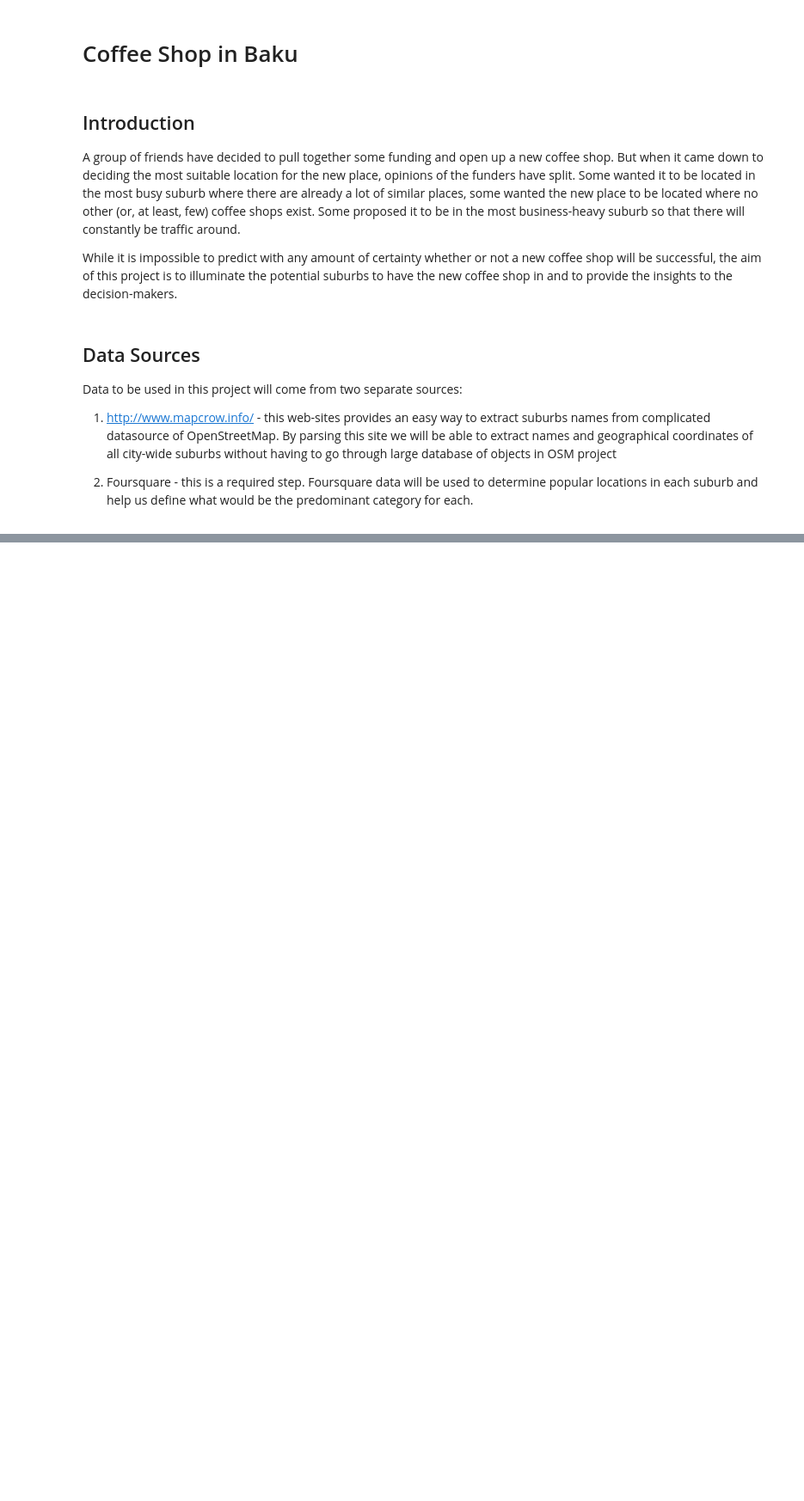
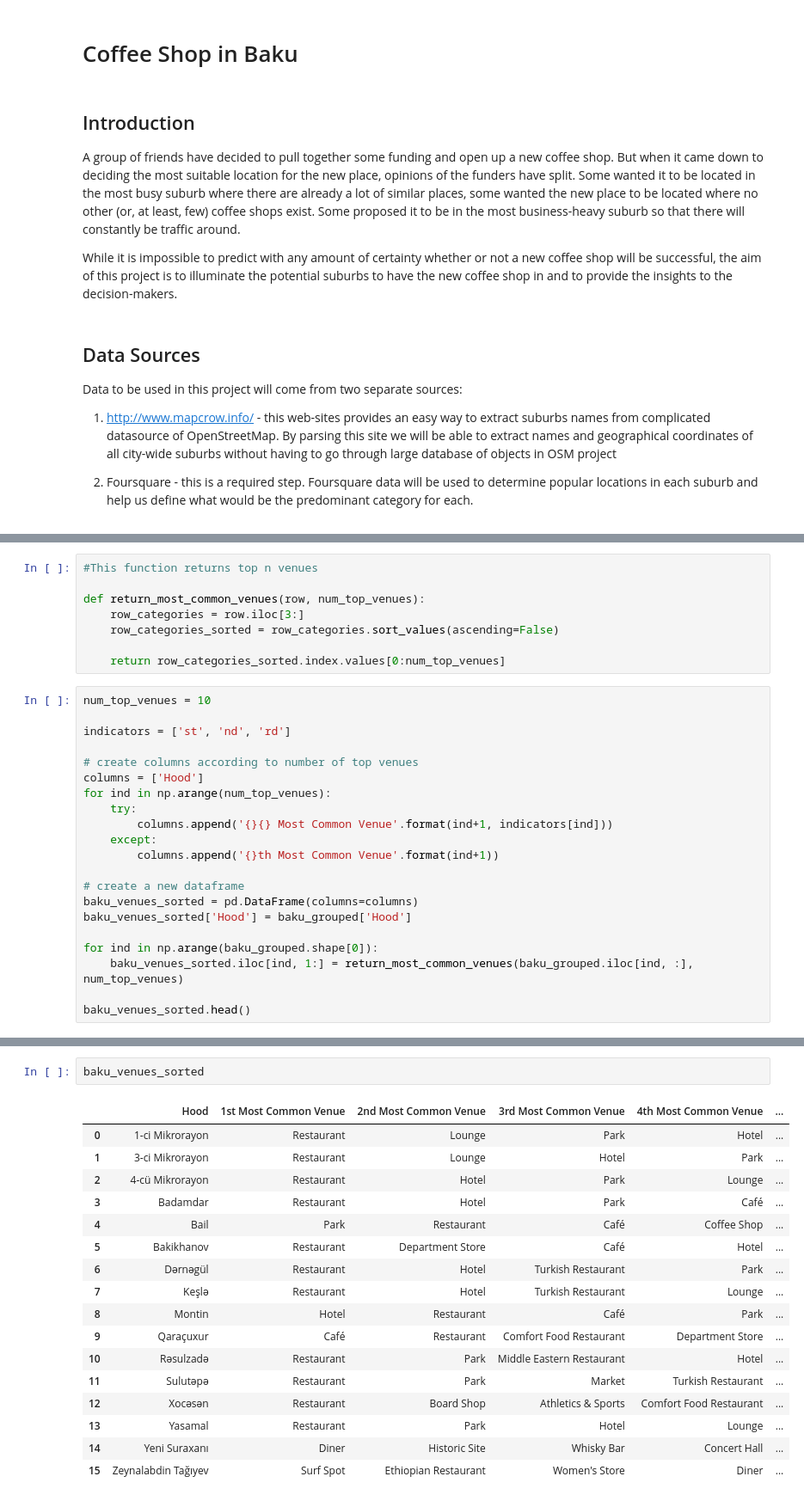
Before and after one commit to zlobendog/Coursera_Capstone, a Jupyter notebook: Battle of Neighborhoods.ipynb, the cells around one changed output, grey strips where cells are left out. Shown at 86% size. Cells and saved outputs as stored; diff of their text form; blank space fills up the shorter version.

```diff
--- a/Battle of Neighborhoods.ipynb
+++ b/Battle of Neighborhoods.ipynb
@@ -20,0 +312,29 @@ import folium
+# %%
+#This function returns top n venues
+
+def return_most_common_venues(row, num_top_venues):
+    row_categories = row.iloc[3:]
+    row_categories_sorted = row_categories.sort_values(ascending=False)
+
+    return row_categories_sorted.index.values[0:num_top_venues]
+# %%
+num_top_venues = 10
+
+indicators = ['st', 'nd', 'rd']
+
+# create columns according to number of top venues
+columns = ['Hood']
+for ind in np.arange(num_top_venues):
+    try:
+        columns.append('{}{} Most Common Venue'.format(ind+1, indicators[ind]))
+    except:
+        columns.append('{}th Most Common Venue'.format(ind+1))
+
+# create a new dataframe
+baku_venues_sorted = pd.DataFrame(columns=columns)
+baku_venues_sorted['Hood'] = baku_grouped['Hood']
+
+for ind in np.arange(baku_grouped.shape[0]):
+    baku_venues_sorted.iloc[ind, 1:] = return_most_common_venues(baku_grouped.iloc[ind, :], num_top_venues)
+
+baku_venues_sorted.head()
@@ -20,0 +348,20 @@ import folium
+# %%
+baku_venues_sorted
+# %% [output]
+|  | Hood | 1st Most Common Venue | 2nd Most Common Venue | 3rd Most Common Venue | 4th Most Common Venue | ... |
+| 0 | 1-ci Mikrorayon | Restaurant | Lounge | Park | Hotel | ... |
+| 1 | 3-ci Mikrorayon | Restaurant | Lounge | Hotel | Park | ... |
+| 2 | 4-cü Mikrorayon | Restaurant | Hotel | Park | Lounge | ... |
+| 3 | Badamdar | Restaurant | Hotel | Park | Café | ... |
+| 4 | Bail | Park | Restaurant | Café | Coffee Shop | ... |
+| 5 | Bakikhanov | Restaurant | Department Store | Café | Hotel | ... |
+| 6 | Dərnəgül | Restaurant | Hotel | Turkish Restaurant | Park | ... |
+| 7 | Keşlə | Restaurant | Hotel | Turkish Restaurant | Lounge | ... |
+| 8 | Montin | Hotel | Restaurant | Café | Park | ... |
+| 9 | Qaraçuxur | Café | Restaurant | Comfort Food Restaurant | Department Store | ... |
+| 10 | Rəsulzadə | Restaurant | Park | Middle Eastern Restaurant | Hotel | ... |
+| 11 | Sulutəpə | Restaurant | Park | Market | Turkish Restaurant | ... |
+| 12 | Xocəsən | Restaurant | Board Shop | Athletics & Sports | Comfort Food Restaurant | ... |
+| 13 | Yasamal | Restaurant | Park | Hotel | Lounge | ... |
+| 14 | Yeni Suraxanı | Diner | Historic Site | Whisky Bar | Concert Hall | ... |
+| 15 | Zeynalabdin Tağıyev | Surf Spot | Ethiopian Restaurant | Women's Store | Diner | ... |
```
Also changed, not shown: parts of 18 cells of this notebook.
